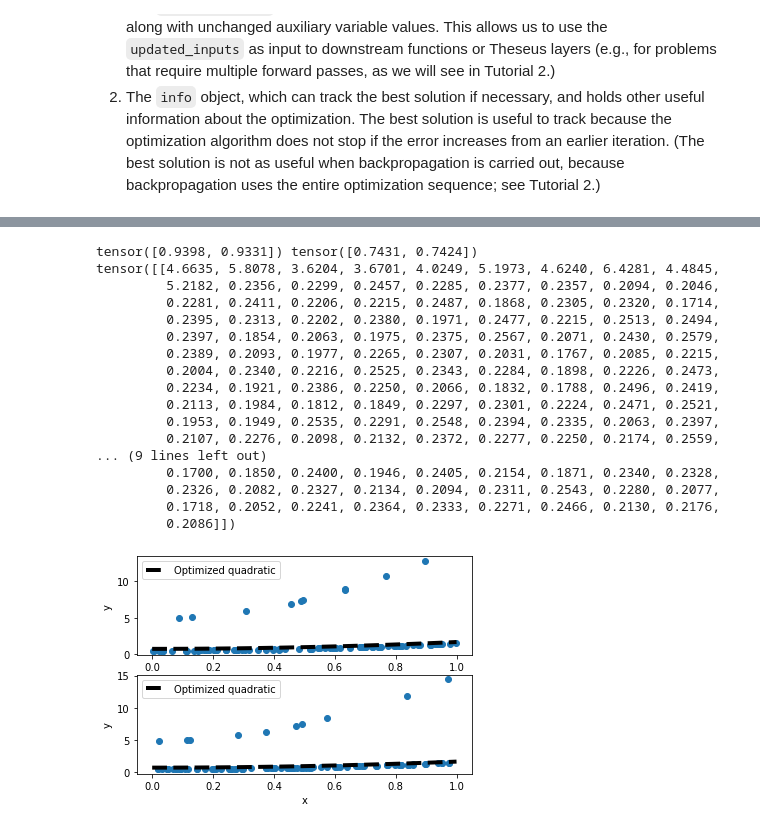
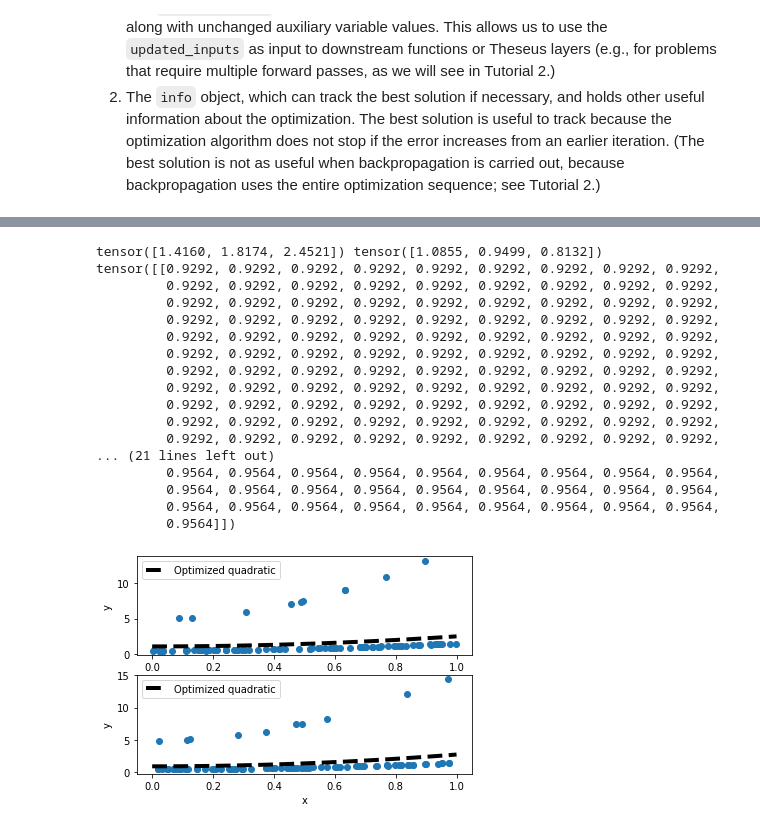
Before and after one commit to facebookresearch/theseus, a Jupyter notebook: tutorials/test_RobustLoss.ipynb, the cells around one changed output, grey strips where cells are left out. Cells and saved outputs as stored; diff of their text form; code cells hidden in the pictures.

```diff
--- a/tutorials/test_RobustLoss.ipynb
+++ b/tutorials/test_RobustLoss.ipynb
@@ -14,8 +14,8 @@ torch.manual_seed(0)
 
 def generate_data(num_points=100, a=1, b=0.5, noise_factor=0.01):
     # Generate data: 100 points sampled from the quadratic curve listed above
-    data_x = torch.rand((2, num_points))
-    noise = torch.randn((2, num_points)) * noise_factor
+    data_x = torch.rand((3, num_points))
+    noise = torch.randn((3, num_points)) * noise_factor
     data_y = a * data_x.square() + b + noise
     return data_x, data_y
 
@@ -275,6 +304,7 @@ robust_cost_function = RobustCostFunction(
             cost_function,
             HuberLoss,
             log_loss_radius,
+            True,
             name=f"robust_{cost_function.name}",
         )
 
@@ -368,9 +398,9 @@ radius = 2 # change it larger than the outlinear residual, then it will perform
 theseus_inputs = {
 "x": data_x,
 "y": data_y,
-"a": 10 * torch.ones((2, 1)),
-"b": 10*torch.ones((2, 1)),
-"log_loss_radius": torch.ones((2, 1))*radius,
+"a": 10 * torch.ones((3, 1)),
+"b": 10*torch.ones((3, 1)),
+"log_loss_radius": torch.ones((3, 1))*radius,
 }
 #print(data_x.shape)
 with torch.no_grad():
@@ -379,48 +409,48 @@ with torch.no_grad():
 #print("Best solution:", info.best_solution)
 
 # Plot the optimized function
 fig, ax = plt.subplots(2,1)
 ax[0].scatter(data_x[0], data_y[0]);
 ax[1].scatter(data_x[1], data_y[1]);
 a = info.best_solution['a'].squeeze()
 b = info.best_solution['b'].squeeze()
 x1 = torch.linspace(0., 1., steps=100)
 y1 = a[0]*x1*x1 + b[0]
 x2 = torch.linspace(0., 1., steps=100)
 y2 = a[1]*x2*x2 + b[1]
 ax[0].plot(x1, y1, color='k', lw=4, linestyle='--',
         label='Optimized quadratic')
 ax[0].legend()
 
 ax[0].set_xlabel('x');
 ax[0].set_ylabel('y');
 
 
 ax[1].plot(x2, y2, color='k', lw=4, linestyle='--',
         label='Optimized quadratic')
 ax[1].legend()
 
 ax[1].set_xlabel('x');
 ax[1].set_ylabel('y');
 
 print(a, b)
 print(objective_robust.error())
 # %% [output]
-tensor([0.9398, 0.9331]) tensor([0.7431, 0.7424])
-tensor([[4.6635, 5.8078, 3.6204, 3.6701, 4.0249, 5.1973, 4.6240, 6.4281, 4.4845,
-         5.2182, 0.2356, 0.2299, 0.2457, 0.2285, 0.2377, 0.2357, 0.2094, 0.2046,
-         0.2281, 0.2411, 0.2206, 0.2215, 0.2487, 0.1868, 0.2305, 0.2320, 0.1714,
-         0.2395, 0.2313, 0.2202, 0.2380, 0.1971, 0.2477, 0.2215, 0.2513, 0.2494,
-         0.2397, 0.1854, 0.2063, 0.1975, 0.2375, 0.2567, 0.2071, 0.2430, 0.2579,
-         0.2389, 0.2093, 0.1977, 0.2265, 0.2307, 0.2031, 0.1767, 0.2085, 0.2215,
-         0.2004, 0.2340, 0.2216, 0.2525, 0.2343, 0.2284, 0.1898, 0.2226, 0.2473,
-         0.2234, 0.1921, 0.2386, 0.2250, 0.2066, 0.1832, 0.1788, 0.2496, 0.2419,
-         0.2113, 0.1984, 0.1812, 0.1849, 0.2297, 0.2301, 0.2224, 0.2471, 0.2521,
-         0.1953, 0.1949, 0.2535, 0.2291, 0.2548, 0.2394, 0.2335, 0.2063, 0.2397,
-         0.2107, 0.2276, 0.2098, 0.2132, 0.2372, 0.2277, 0.2250, 0.2174, 0.2559,
-... (9 lines left out)
-         0.1700, 0.1850, 0.2400, 0.1946, 0.2405, 0.2154, 0.1871, 0.2340, 0.2328,
-         0.2326, 0.2082, 0.2327, 0.2134, 0.2094, 0.2311, 0.2543, 0.2280, 0.2077,
-         0.1718, 0.2052, 0.2241, 0.2364, 0.2333, 0.2271, 0.2466, 0.2130, 0.2176,
-         0.2086]])
+tensor([1.4160, 1.8174, 2.4521]) tensor([1.0855, 0.9499, 0.8132])
+tensor([[0.9292, 0.9292, 0.9292, 0.9292, 0.9292, 0.9292, 0.9292, 0.9292, 0.9292,
+         0.9292, 0.9292, 0.9292, 0.9292, 0.9292, 0.9292, 0.9292, 0.9292, 0.9292,
+         0.9292, 0.9292, 0.9292, 0.9292, 0.9292, 0.9292, 0.9292, 0.9292, 0.9292,
+         0.9292, 0.9292, 0.9292, 0.9292, 0.9292, 0.9292, 0.9292, 0.9292, 0.9292,
+         0.9292, 0.9292, 0.9292, 0.9292, 0.9292, 0.9292, 0.9292, 0.9292, 0.9292,
+         0.9292, 0.9292, 0.9292, 0.9292, 0.9292, 0.9292, 0.9292, 0.9292, 0.9292,
+         0.9292, 0.9292, 0.9292, 0.9292, 0.9292, 0.9292, 0.9292, 0.9292, 0.9292,
+         0.9292, 0.9292, 0.9292, 0.9292, 0.9292, 0.9292, 0.9292, 0.9292, 0.9292,
+         0.9292, 0.9292, 0.9292, 0.9292, 0.9292, 0.9292, 0.9292, 0.9292, 0.9292,
+         0.9292, 0.9292, 0.9292, 0.9292, 0.9292, 0.9292, 0.9292, 0.9292, 0.9292,
+         0.9292, 0.9292, 0.9292, 0.9292, 0.9292, 0.9292, 0.9292, 0.9292, 0.9292,
+... (21 lines left out)
+         0.9564, 0.9564, 0.9564, 0.9564, 0.9564, 0.9564, 0.9564, 0.9564, 0.9564,
+         0.9564, 0.9564, 0.9564, 0.9564, 0.9564, 0.9564, 0.9564, 0.9564, 0.9564,
+         0.9564, 0.9564, 0.9564, 0.9564, 0.9564, 0.9564, 0.9564, 0.9564, 0.9564,
+         0.9564]])
-[figure, old version]
+[figure, new version]
```
Also changed, not shown: parts of 2 cells of this notebook.
